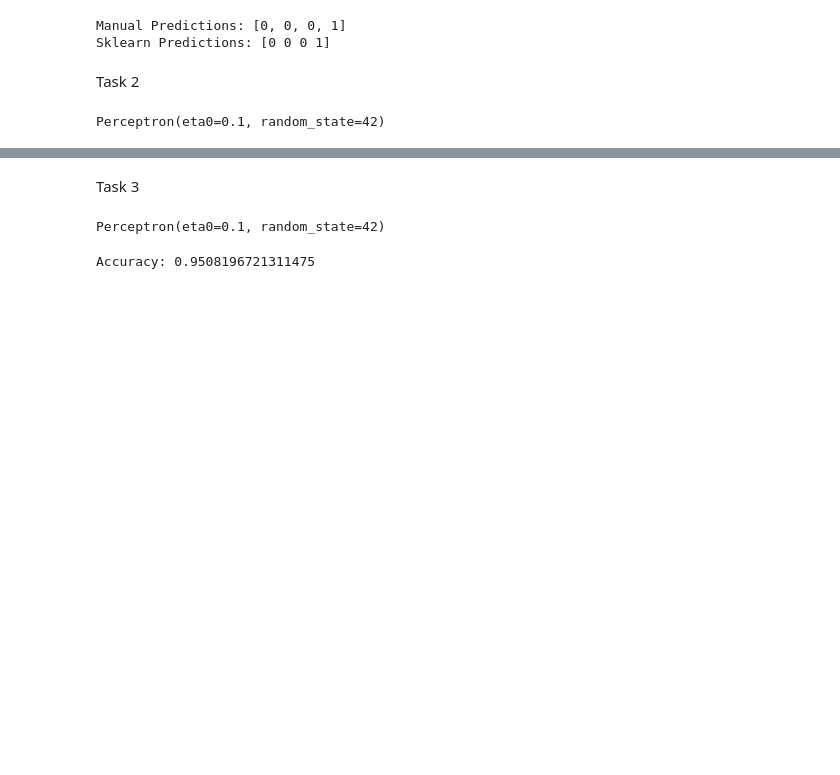
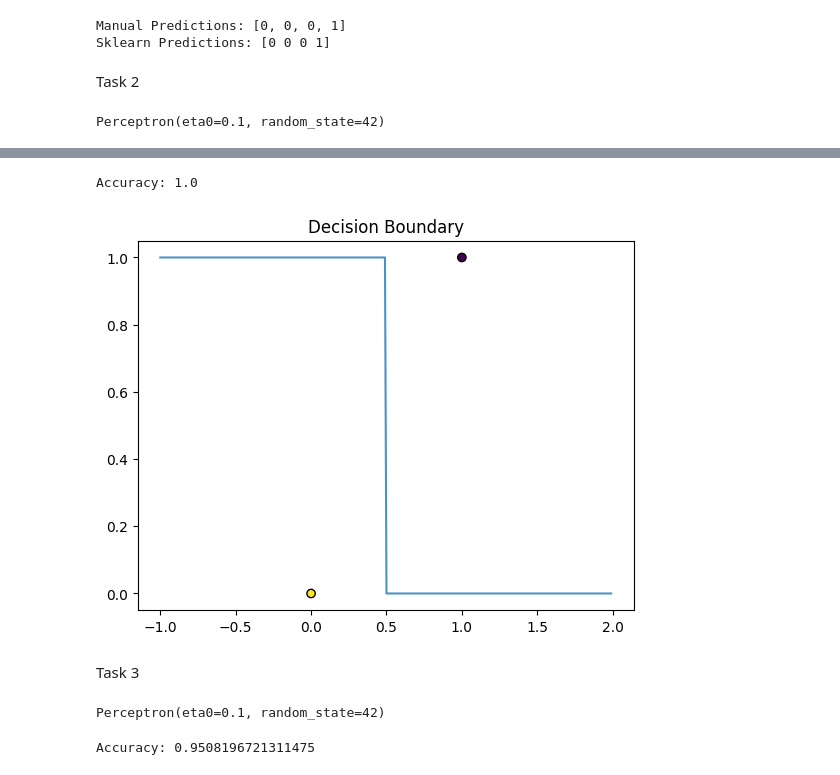
Before and after one commit to sath8/Neural-Network-Labs, a Jupyter notebook: CO542_LAB01.ipynb, the cells around one changed output, grey strips where cells are left out. Drawn from its saved outputs; the diff is of its cells as text; code cells hidden in the pictures; blank space fills up the shorter version.

```diff
--- a/CO542_LAB01.ipynb
+++ b/CO542_LAB01.ipynb
@@ -136,3 +116,21 @@ ValueError: X has 2 features, but Perceptron is expecting 1 features as input.
+# %%
+#not
+# Predictions
+y_pred = model_not.predict(X_not)
+print("Accuracy:", accuracy_score(y_not, y_pred))
+# Decision Boundary Visualization
+
+x_min, x_max = X_not[:, 0].min() - 1, X_not[:, 0].max() + 1
+y_min, y_max = X_not[:, 0].min() - 1, X_not[:, 0].max() + 1
+X_plot = np.arange(x_min, x_max, 0.01).reshape(-1, 1)
+Z = model_not.predict(X_plot)
+plt.plot(X_plot, Z, alpha=0.8)
+plt.scatter(X_not[:, 0], X_not[:,0 ], c=y_not, edgecolor='k')
+plt.title("Decision Boundary")
+plt.show()
+# %% [output]
+Accuracy: 1.0
+[figure, added]
 # %% [markdown]
 Task 3
 # %%
```
Also changed, not shown: parts of 1 cell of this notebook.
